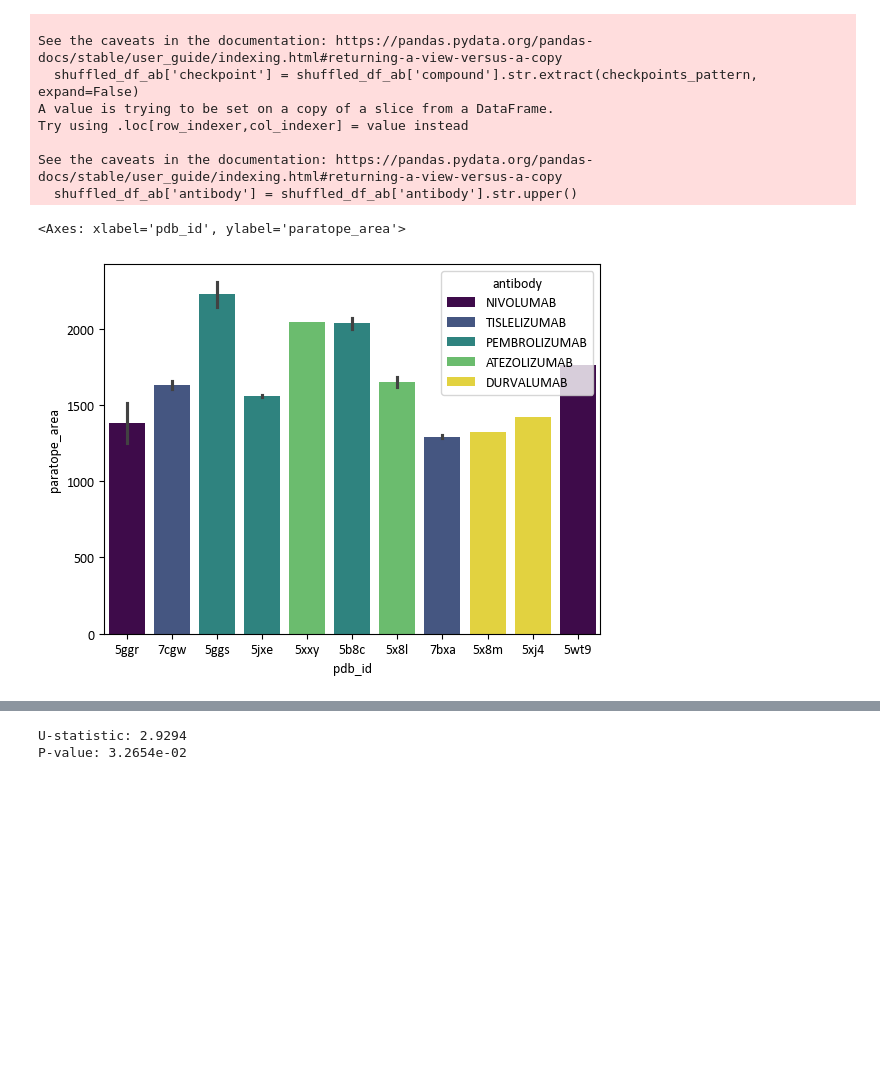
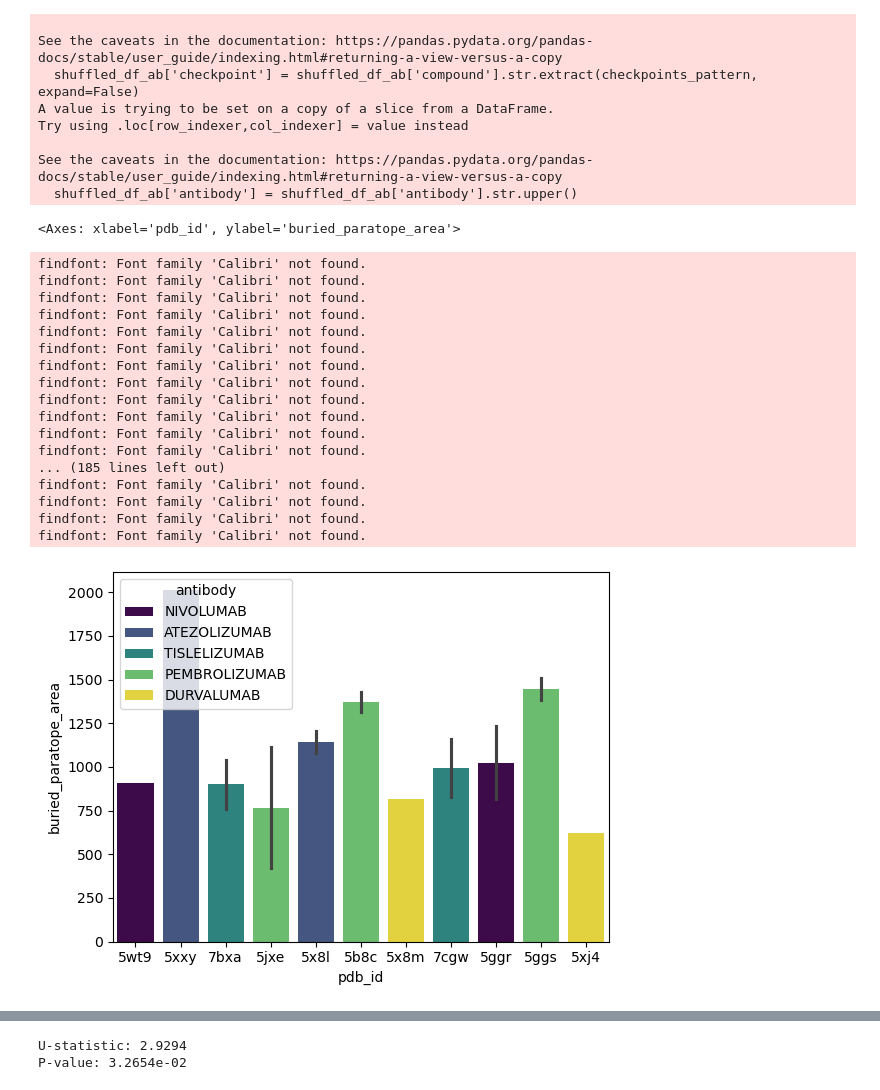
Before and after one commit to datascience-2025-group4/group04-team01, a Jupyter notebook: Clinical_data.ipynb, the cells around one changed output, grey strips where cells are left out. Cells and saved outputs as stored; diff of their text form; code cells hidden in the pictures; blank space fills up the shorter version.

```diff
--- a/Clinical_data.ipynb
+++ b/Clinical_data.ipynb
@@ -193,21 +227,38 @@ worst_performers = pd.concat([
 # %%
 best_binding_data = binding_data[binding_data['pdb_id'].isin(best_performers['pdb'].unique())]
 
 # Merge on pdb ID
 merged_binding = best_binding_data.merge(
     best_performers[['pdb', 'antibody']],
     how='left',
     left_on='pdb_id',
     right_on='pdb'
 )
 
 merged_binding.drop_duplicates()
 
 sns.barplot(data=merged_binding,
-            x='pdb_id', y='paratope_area', hue='antibody', palette=viridis_hex)
+            x='pdb_id', y='buried_paratope_area', hue='antibody', palette=viridis_hex)
 # %% [output]
-<Axes: xlabel='pdb_id', ylabel='paratope_area'>
+<Axes: xlabel='pdb_id', ylabel='buried_paratope_area'>
+findfont: Font family 'Calibri' not found.
+findfont: Font family 'Calibri' not found.
+findfont: Font family 'Calibri' not found.
+findfont: Font family 'Calibri' not found.
+findfont: Font family 'Calibri' not found.
+findfont: Font family 'Calibri' not found.
+findfont: Font family 'Calibri' not found.
+findfont: Font family 'Calibri' not found.
+findfont: Font family 'Calibri' not found.
+findfont: Font family 'Calibri' not found.
+findfont: Font family 'Calibri' not found.
+findfont: Font family 'Calibri' not found.
+... (185 lines left out)
+findfont: Font family 'Calibri' not found.
+findfont: Font family 'Calibri' not found.
+findfont: Font family 'Calibri' not found.
+findfont: Font family 'Calibri' not found.
-[figure, old version]
+[figure, new version]
 # %%
 worst_binding_data = binding_data[binding_data['pdb_id'].isin(worst_performers['pdb'].unique())]
 
```
Also changed, not shown: parts of 16 cells of this notebook, 6 other files.
